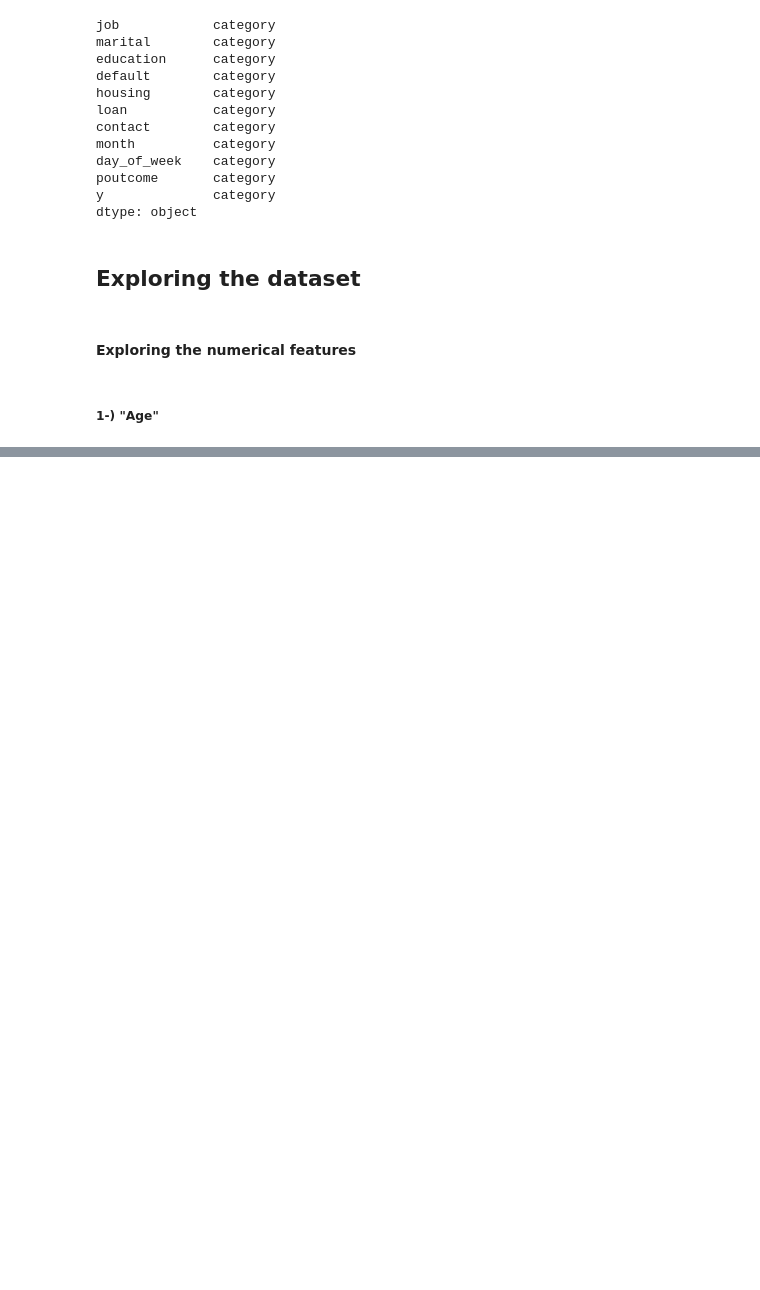
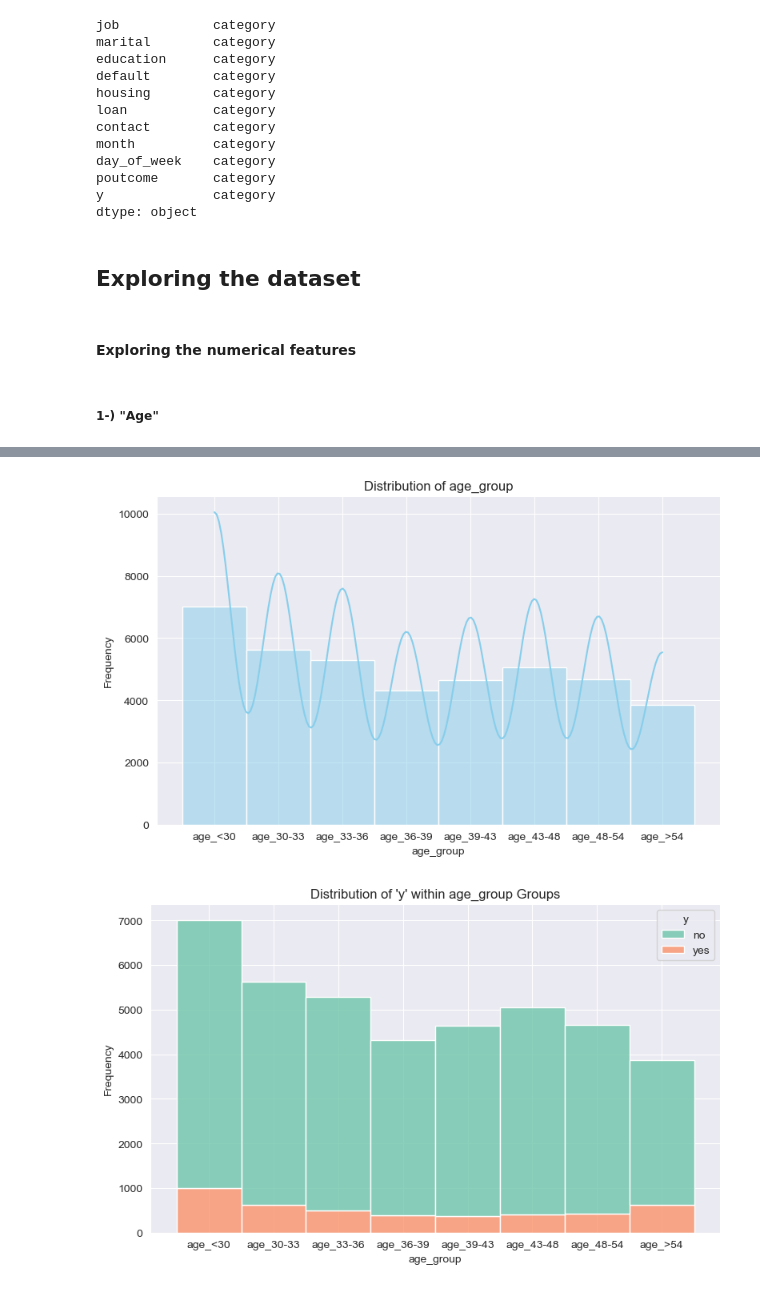
Before and after one commit to batuhanozzer/bankMarketing, a Jupyter notebook: ceng474_BankMarketing.ipynb, the cells around one changed output, grey strips where cells are left out. Cells and saved outputs as stored; diff of their text form; code cells hidden in the pictures; blank space fills up the shorter version.

```diff
--- a/ceng474_BankMarketing.ipynb
+++ b/ceng474_BankMarketing.ipynb
@@ -191,0 +200,18 @@ Name: age, dtype: float64
+# %%
+age_mapping = {
+    'age_1': 'age_<30',
+    'age_2': 'age_30-33',
+    'age_3': 'age_33-36',
+    'age_4': 'age_36-39',
+    'age_5': 'age_39-43',
+    'age_6': 'age_43-48',
+    'age_7': 'age_48-54',
+    'age_8': 'age_>54'
+}
+dataset_numerical['age_group'] = dataset_numerical['age_group'].replace(age_mapping)
+# %%
+visualize_features(dataset_numerical,'age_group')
+visualize_target_feature(dataset_numerical,y,'age_group')
+# %% [output]
+[figure, added]
+[figure, added]
```
Also changed, not shown: parts of 19 cells of this notebook.
